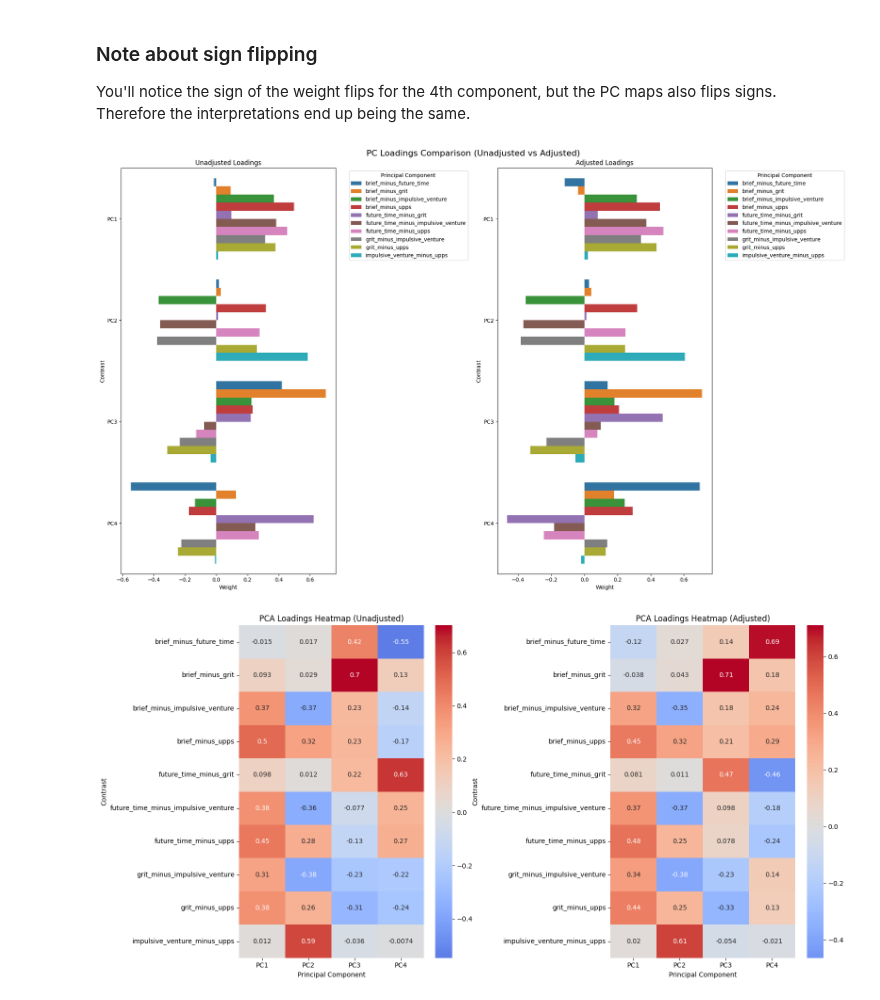
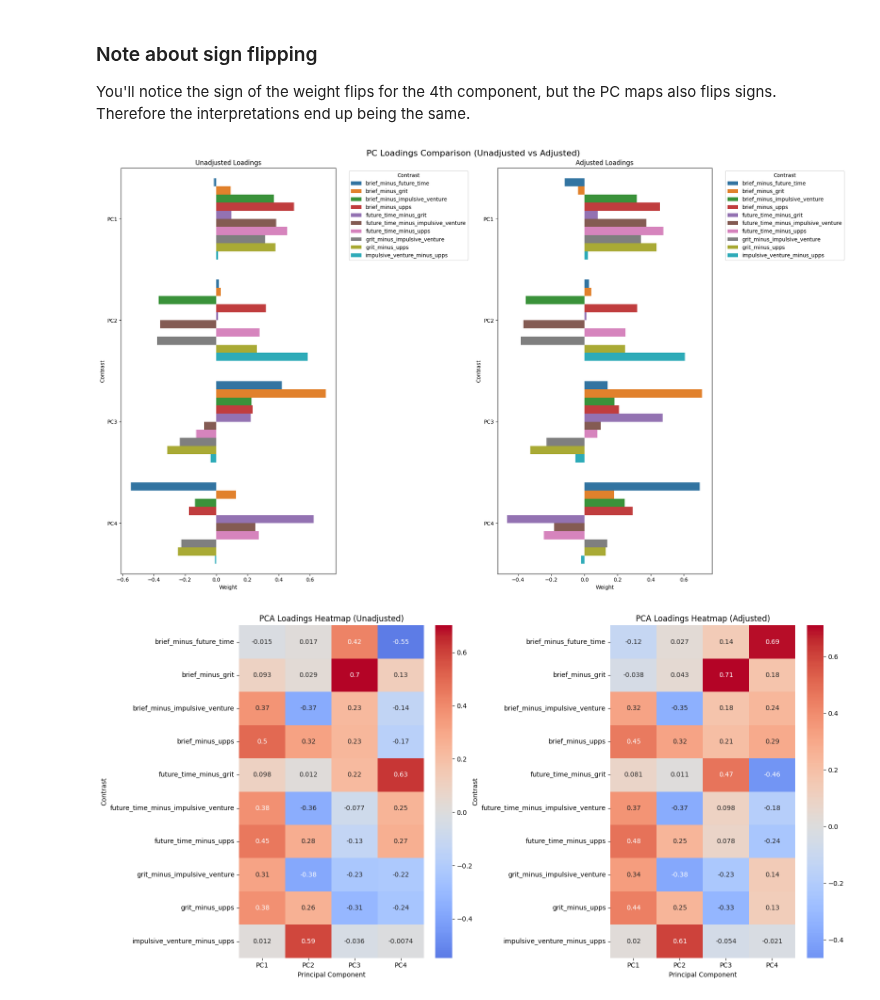
Before and after one commit to jaemonj/survey-medley-code, a Jupyter notebook: analyses/questionnaire_average_multivariate/paired_test_pca.ipynb, the cells around one changed output. Cells and saved outputs as stored; diff of their text form; code cells hidden in the pictures.

```diff
--- a/analyses/questionnaire_average_multivariate/paired_test_pca.ipynb
+++ b/analyses/questionnaire_average_multivariate/paired_test_pca.ipynb
@@ -281,38 +274,43 @@ You'll notice the sign of the weight flips for the 4th component, but the PC map
 # %%
 # Melt the dataframes to long format
 loadings_melted = pd.melt(
-    loadings_df.reset_index(), id_vars='index', var_name='PC', value_name='Loading'
+    loadings_df.reset_index(),
+    id_vars='index',
+    var_name='contrast',
+    value_name='Loading',
 )
 loadings_adjusted_melted = pd.melt(
     loadings_df_adjusted.reset_index(),
     id_vars='index',
-    var_name='PC',
+    var_name='contrast',
     value_name='Loading',
 )
 
 # Set up the plot
 fig, (ax1, ax2) = plt.subplots(1, 2, figsize=(20, 12))
 fig.suptitle('PC Loadings Comparison (Unadjusted vs Adjusted)', fontsize=16)
 
 # Plot for unadjusted loadings
-sns.barplot(x='Loading', y='index', hue='PC', data=loadings_melted, ax=ax1)
+sns.barplot(x='Loading', y='index', hue='contrast', data=loadings_melted, ax=ax1)
 ax1.set_title('Unadjusted Loadings')
 ax1.set_xlabel('Weight')
 ax1.set_ylabel('Contrast')
-ax1.legend(title='Principal Component', bbox_to_anchor=(1.05, 1), loc='upper left')
+ax1.legend(title='Contrast', bbox_to_anchor=(1.05, 1), loc='upper left')
 
 # Plot for adjusted loadings
-sns.barplot(x='Loading', y='index', hue='PC', data=loadings_adjusted_melted, ax=ax2)
+sns.barplot(
+    x='Loading', y='index', hue='contrast', data=loadings_adjusted_melted, ax=ax2
+)
 ax2.set_title('Adjusted Loadings')
 ax2.set_xlabel('Weight')
 ax2.set_ylabel('Contrast')
-ax2.legend(title='Principal Component', bbox_to_anchor=(1.05, 1), loc='upper left')
+ax2.legend(title='Contrast', bbox_to_anchor=(1.05, 1), loc='upper left')
 
 # Adjust layout and display
 plt.tight_layout()
 plt.show()
 # %% [output]
-[figure, old version]
+[figure, new version]
 # %%
 fig, (ax1, ax2) = plt.subplots(1, 2, figsize=(16, 8))
 
```
Also changed, not shown: parts of 6 cells of this notebook, 2 other files.
